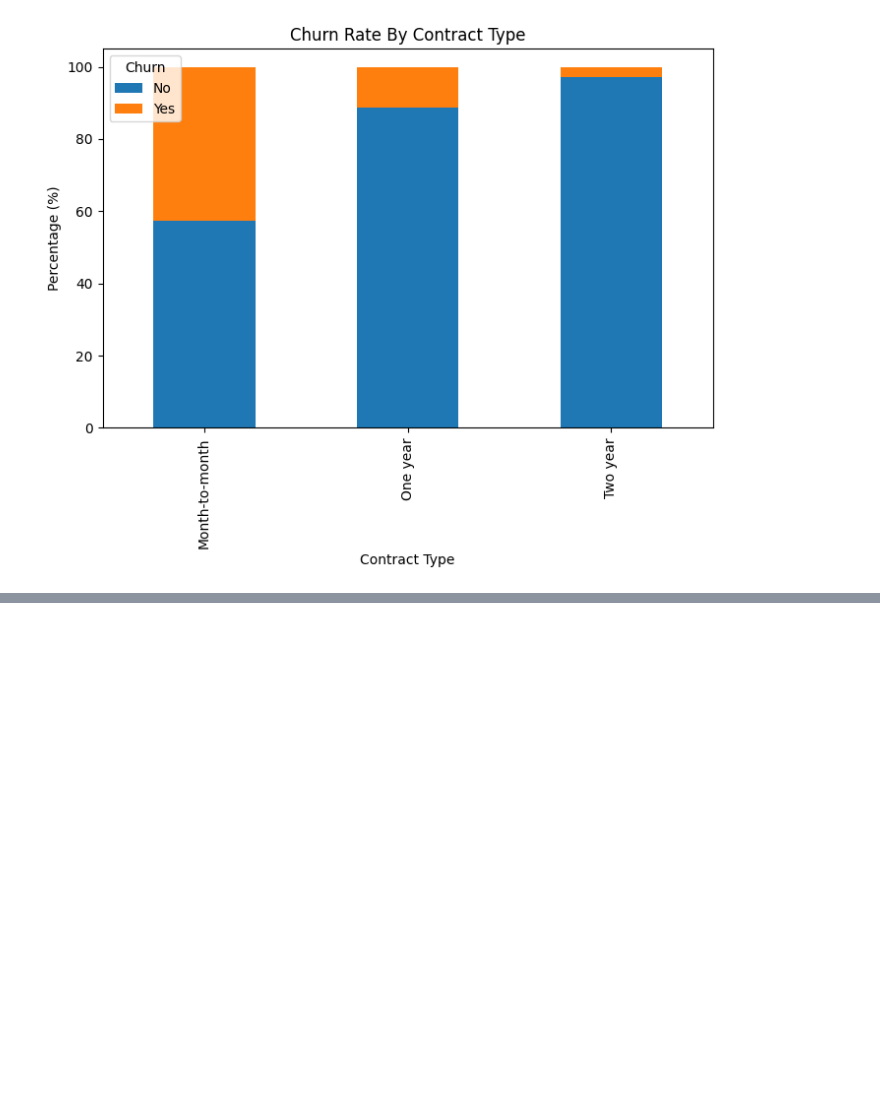
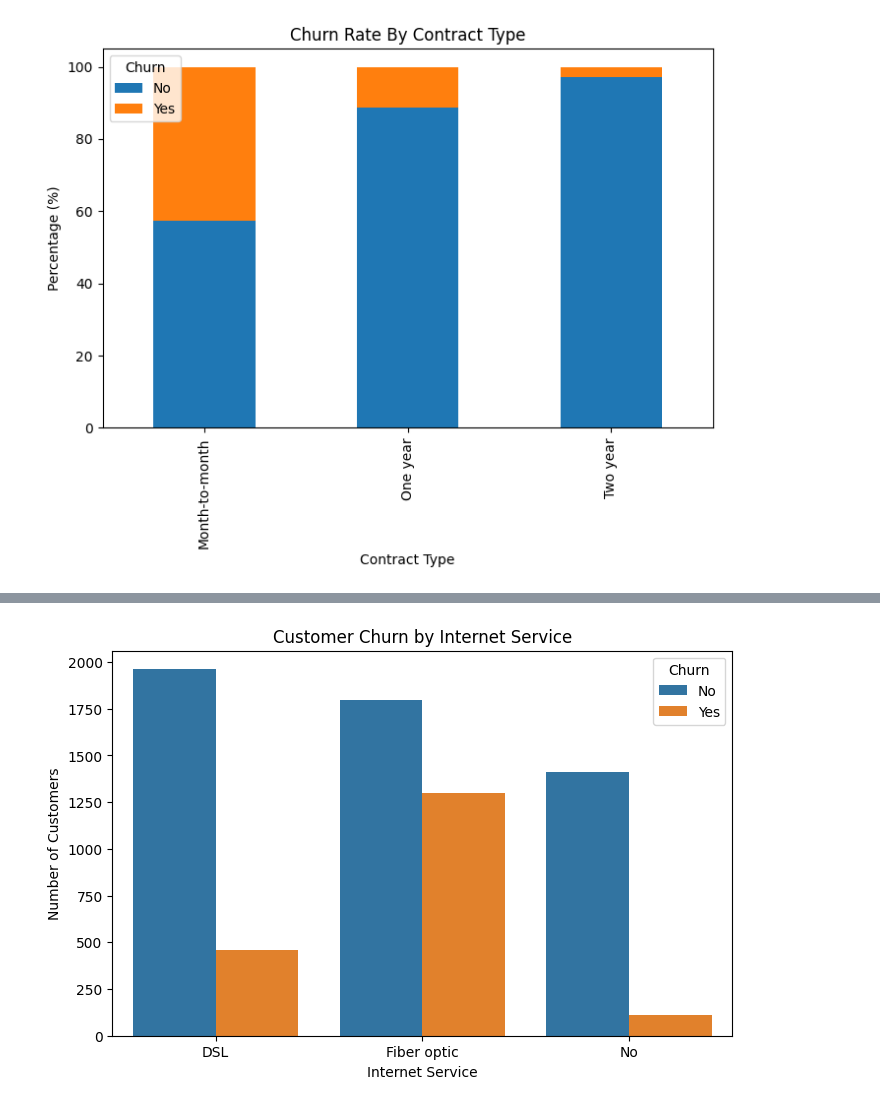
Before and after one commit to RabinPhuyal/Customer-Churn-Prediction-Neural-Network, a Jupyter notebook: Customer_Churn_Prediction_Neural_Network.ipynb, the cells around one changed output, grey strips where cells are left out. Cells and saved outputs as stored; diff of their text form; code cells hidden in the pictures; blank space fills up the shorter version.

```diff
--- a/Customer_Churn_Prediction_Neural_Network.ipynb
+++ b/Customer_Churn_Prediction_Neural_Network.ipynb
@@ -164,0 +219,15 @@ plt.figure(figsize=(8,5))
+# %%
+plt.figure(figsize=(8,5))
+sns.countplot(
+    data=df,
+    x="InternetService",
+    hue="Churn"
+)
+
+plt.title("Customer Churn by Internet Service")
+plt.xlabel("Internet Service")
+plt.ylabel("Number of Customers")
+
+plt.show()
+# %% [output]
+[figure, added]
```
Also changed, not shown: parts of 20 cells of this notebook.
